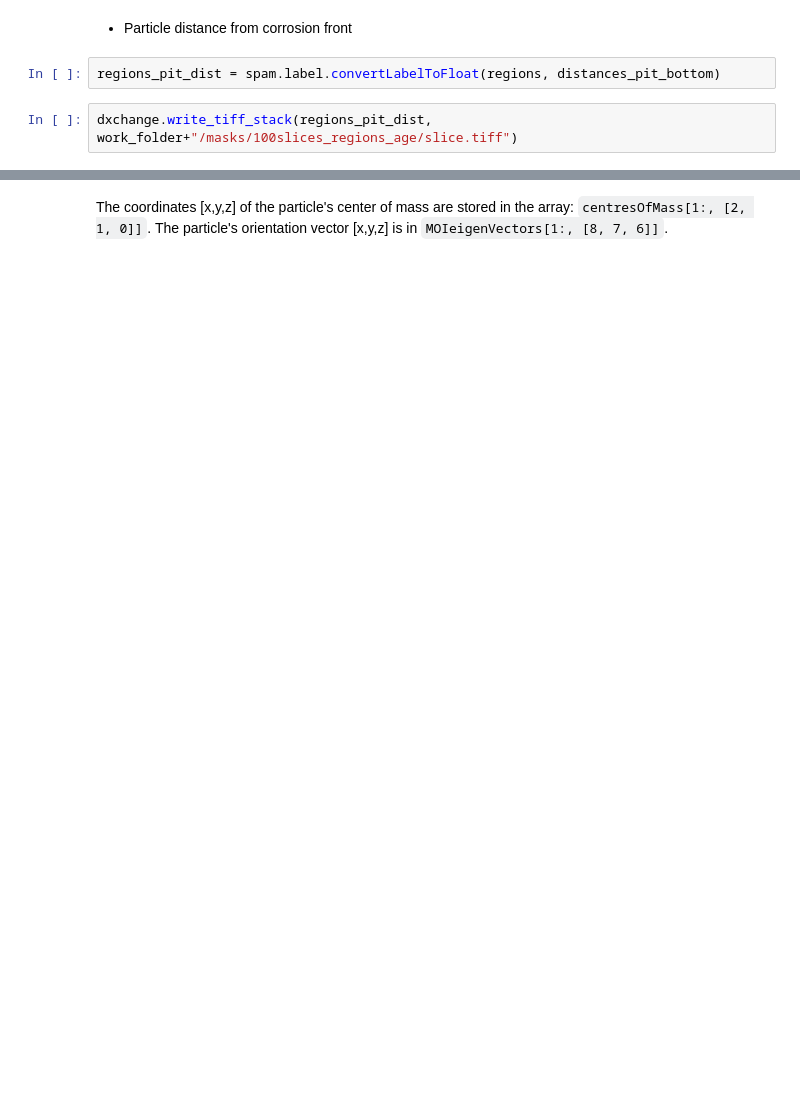
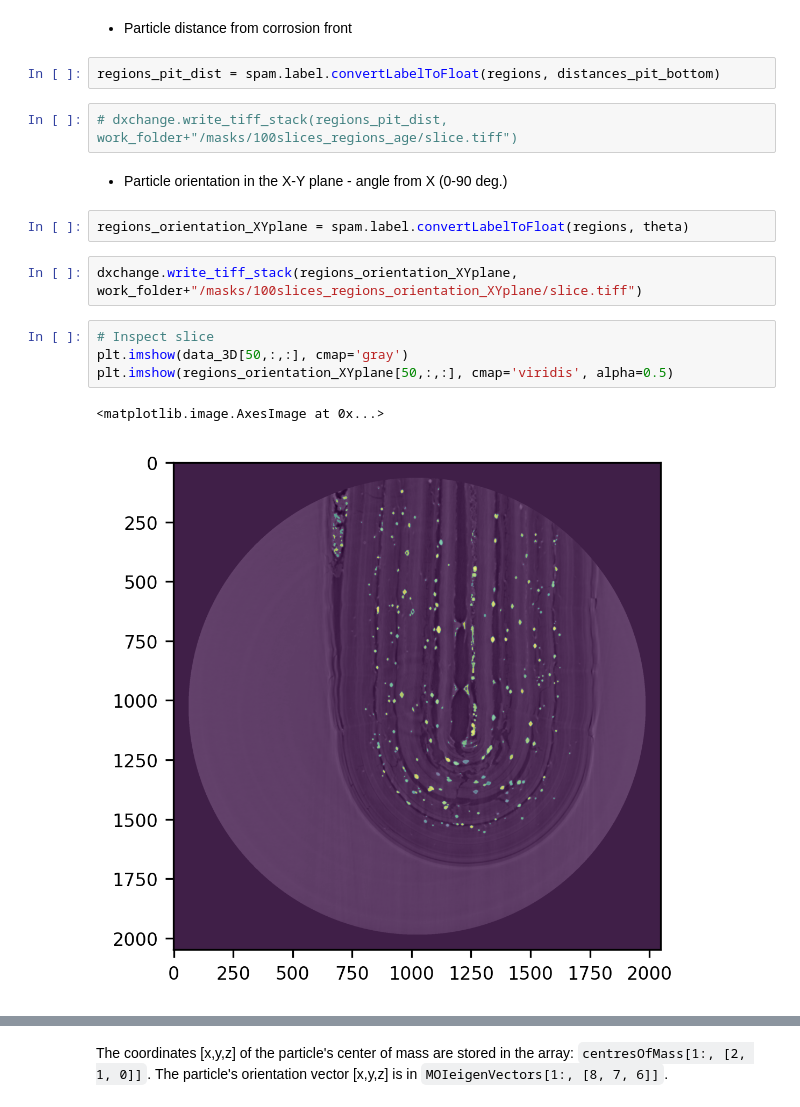
Before and after one commit to gianthk/CERIC-Franceschin, a Jupyter notebook: notebooks/581681_punta_HR_stitch2_crystals.ipynb, the cells around one changed output, grey strips where cells are left out. Cells and saved outputs as stored; diff of their text form; blank space fills up the shorter version.

```diff
--- a/notebooks/581681_punta_HR_stitch2_crystals.ipynb
+++ b/notebooks/581681_punta_HR_stitch2_crystals.ipynb
@@ -342,7 +393,20 @@ dxchange.write_tiff_stack(regions_volume, work_folder+"/masks/100slices_regions_
 # %%
 regions_pit_dist = spam.label.convertLabelToFloat(regions, distances_pit_bottom)
 # %%
-dxchange.write_tiff_stack(regions_pit_dist, work_folder+"/masks/100slices_regions_age/slice.tiff")
+# dxchange.write_tiff_stack(regions_pit_dist, work_folder+"/masks/100slices_regions_age/slice.tiff")
+# %% [markdown]
+- Particle orientation in the X-Y plane - angle from X (0-90 deg.)
+# %%
+regions_orientation_XYplane = spam.label.convertLabelToFloat(regions, theta)
+# %%
+dxchange.write_tiff_stack(regions_orientation_XYplane, work_folder+"/masks/100slices_regions_orientation_XYplane/slice.tiff")
+# %%
+# Inspect slice
+plt.imshow(data_3D[50,:,:], cmap='gray')
+plt.imshow(regions_orientation_XYplane[50,:,:], cmap='viridis', alpha=0.5)
+# %% [output]
+<matplotlib.image.AxesImage at 0x...>
+[figure, added]
 # %% [markdown]
 ## Save vector filed data of particle orientation
 We use `meshio` to save an `unstructured grid` `VTK` file containing the coordinates of each particle's center of mass and its orientation vector.
```
Also changed, not shown: parts of 34 cells of this notebook.
